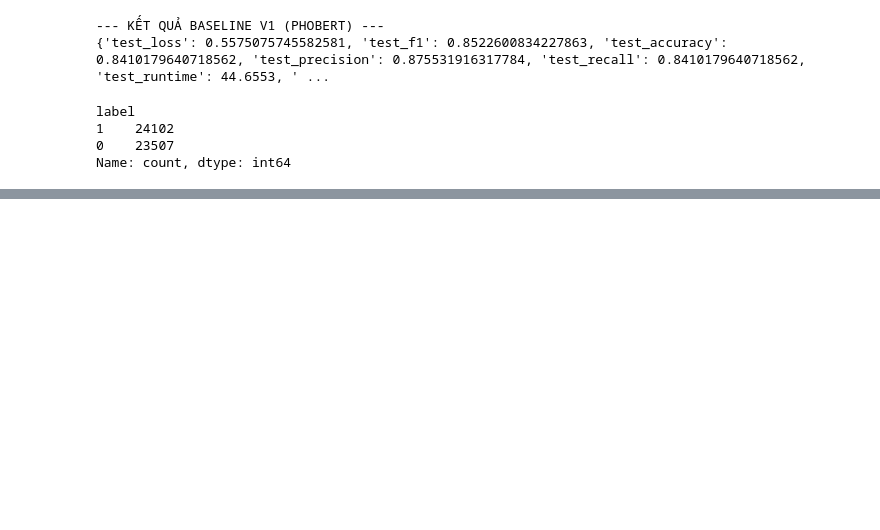
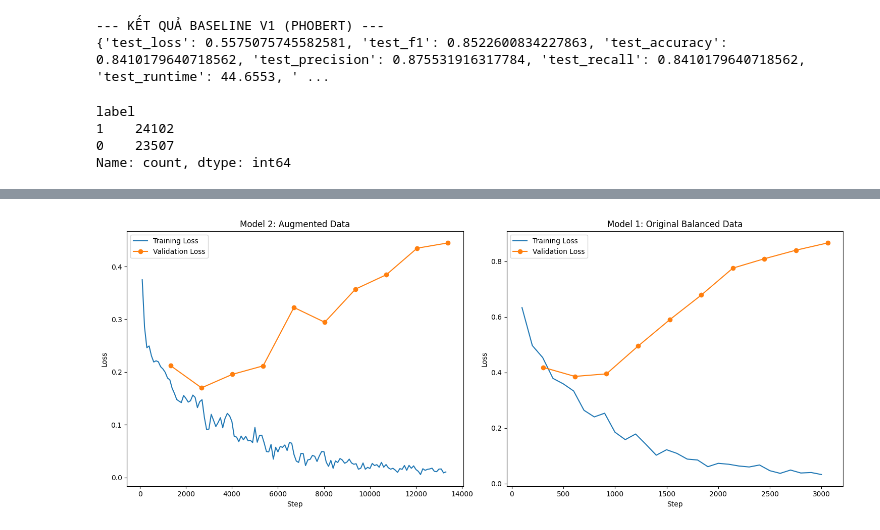
Before and after one commit to kunnic/nlp-final, a Jupyter notebook: encoder.ipynb, the cells around one changed output, grey strips where cells are left out. Drawn from its saved outputs; the diff is of its cells as text; code cells hidden in the pictures; blank space fills up the shorter version.

```diff
--- a/encoder.ipynb
+++ b/encoder.ipynb
@@ -270,0 +401,57 @@ train_set, validation_set = train_test_split(
+# %%
+with open('phobert_toxic_result/checkpoint-13390/trainer_state.json', 'r') as f:
+    data1 = json.load(f)
+
+history1 = data1['log_history']
+train_data1 = []
+eval_data1 = []
+
+for entry in history1:
+    if 'loss' in entry:
+        train_data1.append(entry)
+    if 'eval_loss' in entry:
+        eval_data1.append(entry)
+
+df_train1 = pd.DataFrame(train_data1)
+df_eval1 = pd.DataFrame(eval_data1)
+
+with open('phobert_toxic_result_10k/checkpoint-3060/trainer_state.json', 'r') as f:
+    data2 = json.load(f)
+
+history2 = data2['log_history']
+train_data2 = []
+eval_data2 = []
+
+for entry in history2:
+    if 'loss' in entry:
+        train_data2.append(entry)
+    if 'eval_loss' in entry:
+        eval_data2.append(entry)
+
+df_train2 = pd.DataFrame(train_data2)
+df_eval2 = pd.DataFrame(eval_data2)
+
+plt.figure(figsize=(15, 6))
+
+# First model
+plt.subplot(1, 2, 1)
+plt.plot(df_train1['step'], df_train1['loss'], label='Training Loss')
+plt.plot(df_eval1['step'], df_eval1['eval_loss'], label='Validation Loss', marker='o')
+plt.xlabel('Step')
+plt.ylabel('Loss')
+plt.legend()
+plt.title('Model 2: Augmented Data')
+
+# Second model
+plt.subplot(1, 2, 2)
+plt.plot(df_train2['step'], df_train2['loss'], label='Training Loss')
+plt.plot(df_eval2['step'], df_eval2['eval_loss'], label='Validation Loss', marker='o')
+plt.xlabel('Step')
+plt.ylabel('Loss')
+plt.legend()
+plt.title('Model 1: Original Balanced Data')
+
+plt.tight_layout()
+plt.show()
+# %% [output]
+[figure, added]
```
Also changed, not shown: parts of 28 cells of this notebook, 10 other files.
